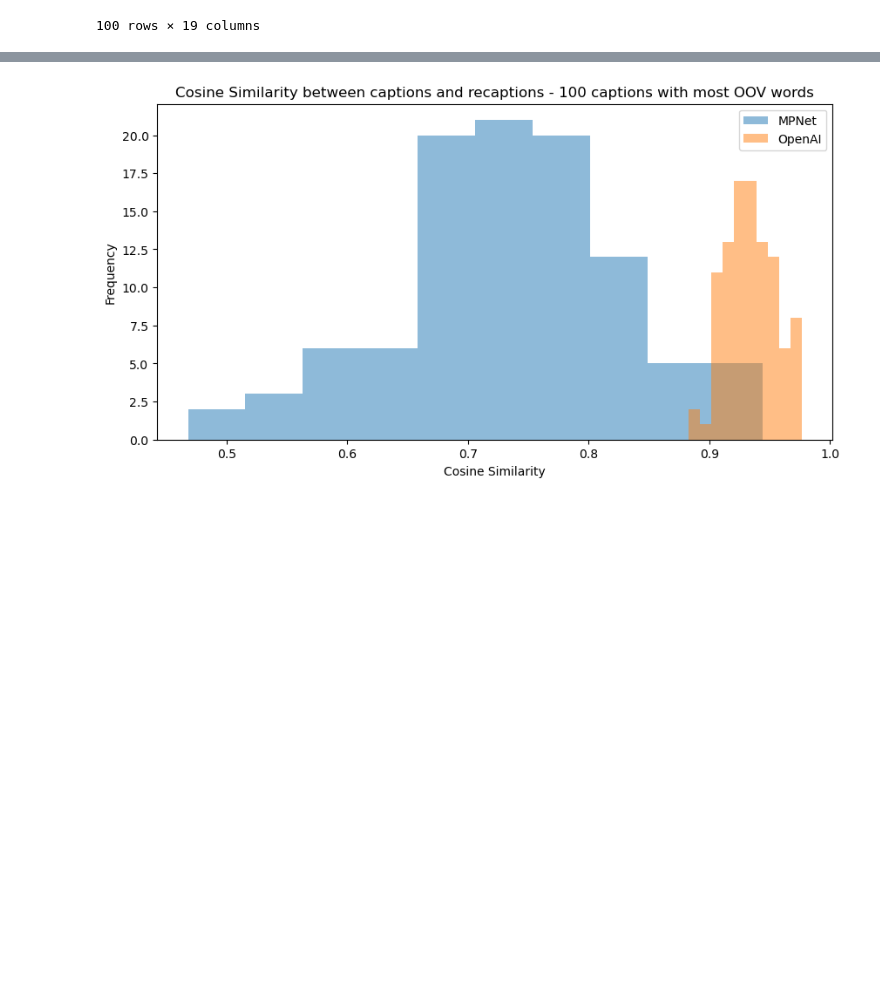
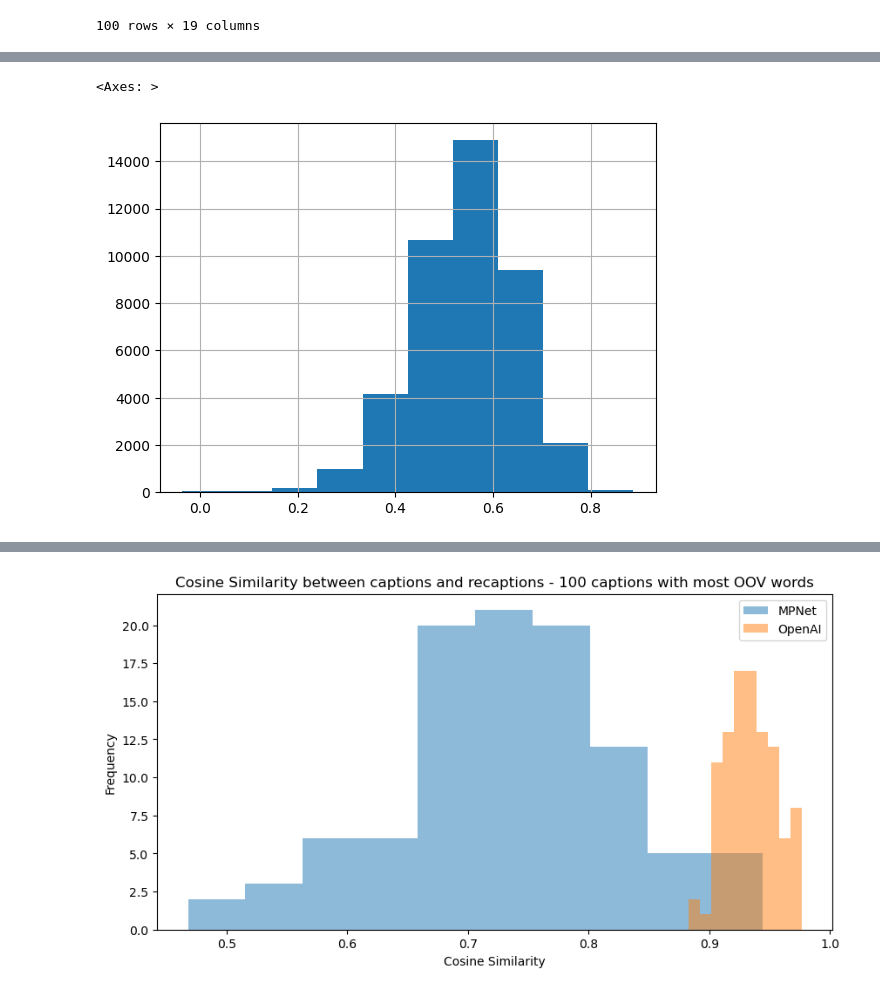
Before and after one commit to imartinf/multimemo, a Jupyter notebook: notebooks/1-imartinf-language-analysis.ipynb, the cells around one changed output, grey strips where cells are left out. Cells and saved outputs as stored; diff of their text form; code cells hidden in the pictures; blank space fills up the shorter version.

```diff
--- a/notebooks/1-imartinf-language-analysis.ipynb
+++ b/notebooks/1-imartinf-language-analysis.ipynb
@@ -446,0 +699,26 @@ df
+# %%
+# Compute and store in the dataframe the mean distance between each caption and the other captions in the same video
+# Compute also the z-score between this value and the distribution for the whole video, for each caption
+data_exp['mean_emb_distance'] = np.zeros(len(data_exp))
+data_exp['caption_z_score'] = np.zeros(len(data_exp))
+for idx, row in tqdm(data_exp.iterrows(), total=len(data_exp)):
+    # Get the embeddings of the other captions in the same video
+    other_captions_embeddings = data_exp[(data_exp['filename'] == row['filename']) & (data_exp['captions'] != row['captions'])]['mpnet_caption_embeddings'].values.tolist()
+    # Compute the cosine similarity between the caption and the other captions
+    cosine_similarities = cosine_similarity([row['mpnet_caption_embeddings']], other_captions_embeddings)[0]
+    # Compute the mean cosine similarity
+    mean_cosine_sim = np.mean(cosine_similarities)
+    mean_cosine_sim_video = cosine_similarities_df[cosine_similarities_df['filename'] == row['filename']]['mean_cosine_sim'].values[0]
+    std_cosine_sim_video = cosine_similarities_df[cosine_similarities_df['filename'] == row['filename']]['std_cosine_sim'].values[0]
+    data_exp.loc[idx, 'caption_z_score'] = z_score(mean_cosine_sim, mean_cosine_sim_video, std_cosine_sim_video)
+    if idx % 10000 == 0:
+        print(f"Filename: {row['filename']}")
+        print(f"Mean cosine similarity: {mean_cosine_sim_video}")
+        print(f"Std cosine similarity: {std_cosine_sim_video}")
+        print(f"Caption: {row['captions']}")
+        print(f"Caption cosine similarity: {mean_cosine_sim}")
+        print(f"Caption z-score: {data_exp.loc[idx, 'caption_z_score']}")
+    # Update the dataframe
+    data_exp.loc[idx, 'mean_emb_distance'] = mean_cosine_sim
+
+data_exp.head()
@@ -446,0 +805,5 @@ df
+# %%
+data_exp['mpnet_mean_cosine_sim'].hist()
+# %% [output]
+<Axes: >
+[figure, added]
```
Also changed, not shown: parts of 21 cells of this notebook, 10 other files.
